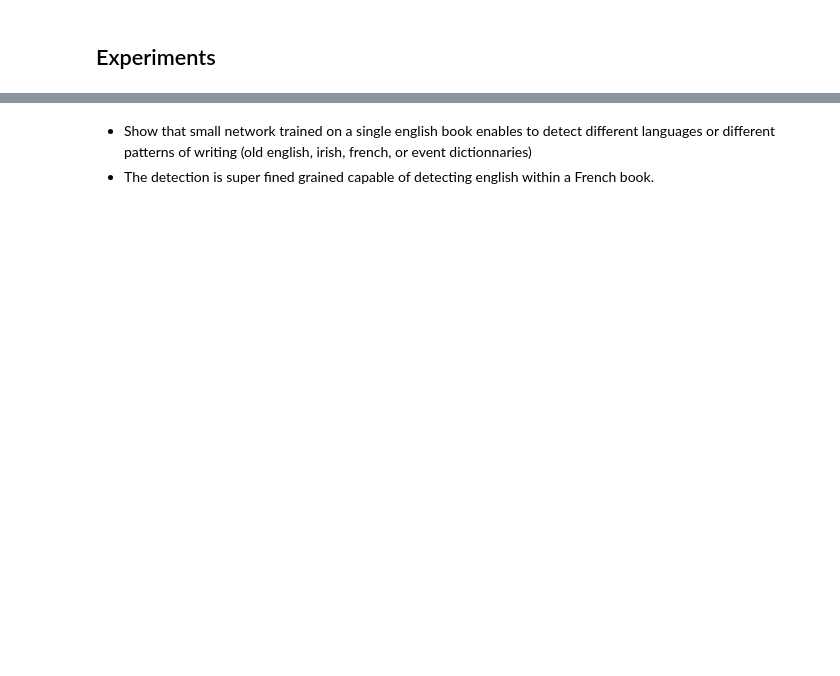
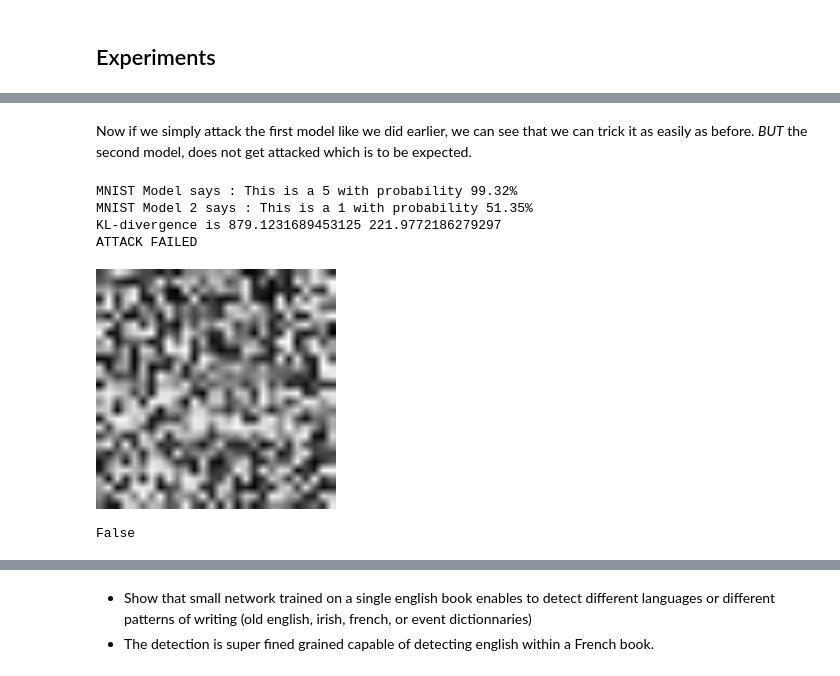
Before and after one commit to Narsil/narsil.github.io, a Jupyter notebook: _notebooks/2020-02-26-self-kl-models.ipynb, the cells around one changed output, grey strips where cells are left out. Drawn from its saved outputs; the diff is of its cells as text; code cells hidden in the pictures; blank space fills up the shorter version.

Commit message:
First draft of self-kl divergence.

```diff
--- a/_notebooks/2020-02-26-self-kl-models.ipynb
+++ b/_notebooks/2020-02-26-self-kl-models.ipynb
@@ -223,0 +356,30 @@ linked to the training data leading to good properties in terms of out of distri
+# %%
+from torchvision import datasets
+def kl(model, device, test_loader):
+    model.eval()
+    test_loss = 0
+    with torch.no_grad():
+        for data, target in test_loader:
+            data, target = data.to(device), target.to(device)
+            outputs = model(data)
+
+            test_loss += 1/2 * (F.kl_div(outputs[0], outputs[1].exp(), reduction='sum').item() + F.kl_div(outputs[1], outputs[0].exp(), reduction='sum').item())
+
+
+    test_loss /= len(test_loader.dataset)
+
+    print('\nTest set: Average loss: {:.4f}, len {} \n'.format(
+        test_loss, len(test_loader.dataset)))
+    return test_loss
+
+multi_model = MultiNet(Net(), Net())
+multi_model.load_state_dict(torch.load('mnist_multi_cnn.pt'))
+
+
+test_loader = torch.utils.data.DataLoader(
+        datasets.MNIST(os.path.expanduser('../data'), train=False, transform=transforms.Compose([
+                           transforms.ToTensor(),
+                           transforms.Normalize((0.1307,), (0.3081,))
+                       ])),
+        batch_size=1000, shuffle=True)
+ref_kl_loss = kl(multi_model, device='cpu', test_loader=test_loader)
@@ -223,0 +435,17 @@ linked to the training data leading to good properties in terms of out of distri
+# %% [markdown]
+Now if we simply attack the first model like we did earlier, we can see that we can trick it as easily as before. *BUT* the second model, does not get attacked which is to be expected.
+# %%
+def loss(outputs):
+    entropy = Categorical(logits = outputs[0]).entropy()
+
+    loss = entropy
+    return loss
+
+attack(loss)
+# %% [output]
+MNIST Model says : This is a 5 with probability 99.32%
+MNIST Model 2 says : This is a 1 with probability 51.35%
+KL-divergence is 879.1231689453125 221.9772186279297
+ATTACK FAILED
+[figure, added]
+False
```
Also changed, not shown: parts of 36 cells of this notebook, 6 other files.
